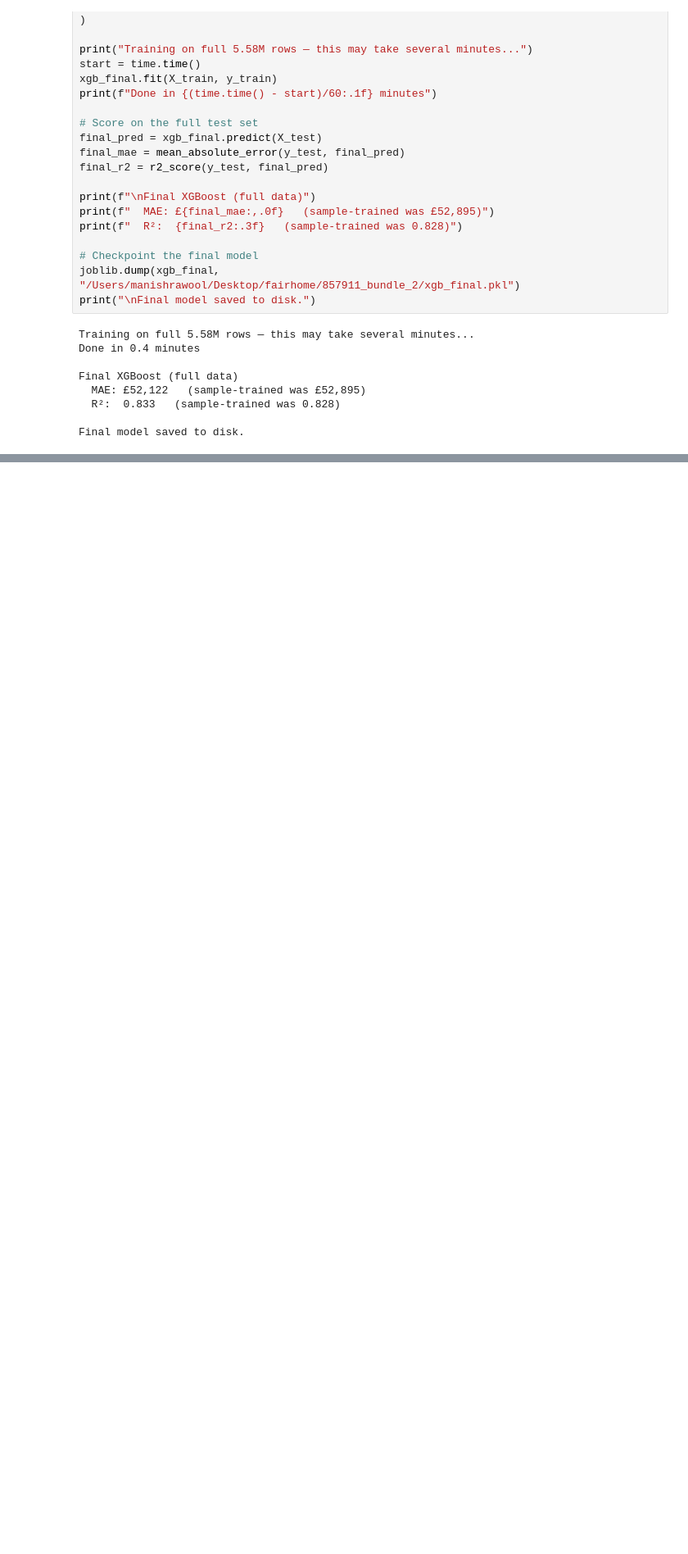
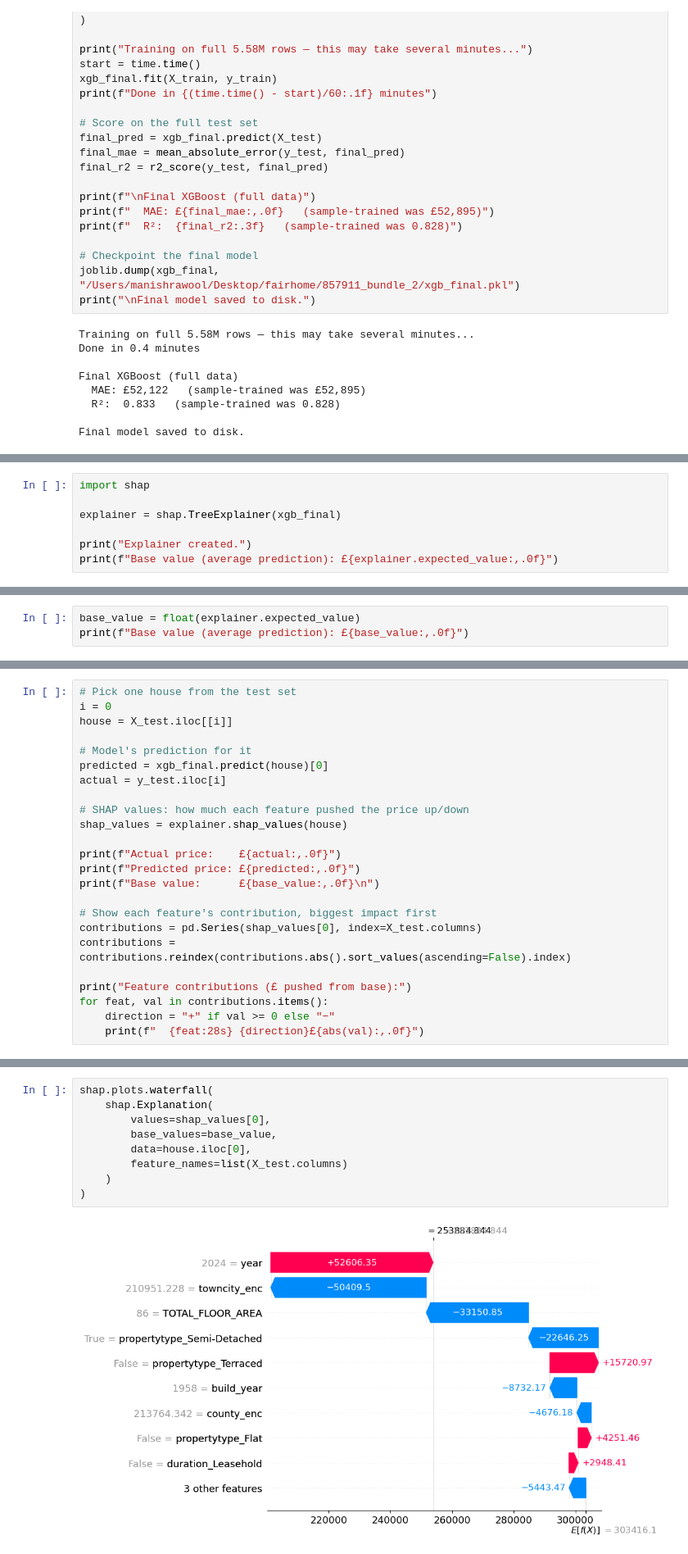
Before and after one commit to manishrawool2882-prog/Fairhome, a Jupyter notebook: Fairhome_Data_cleaning.ipynb, the cells around one changed output, grey strips where cells are left out. Shown at 82% size. Cells and saved outputs as stored; diff of their text form; blank space fills up the shorter version.

Commit message:
Add feature engineering, model comparison, SHAP explanations, affordability stress-test

```diff
--- a/Fairhome_Data_cleaning.ipynb
+++ b/Fairhome_Data_cleaning.ipynb
@@ -898,0 +923,7 @@ Final model saved to disk.
+# %%
+import shap
+
+explainer = shap.TreeExplainer(xgb_final)
+
+print("Explainer created.")
+print(f"Base value (average prediction): £{explainer.expected_value:,.0f}")
@@ -898,0 +934,3 @@ Final model saved to disk.
+# %%
+base_value = float(explainer.expected_value)
+print(f"Base value (average prediction): £{base_value:,.0f}")
@@ -898,0 +939,24 @@ Final model saved to disk.
+# %%
+# Pick one house from the test set
+i = 0
+house = X_test.iloc[[i]]
+
+# Model's prediction for it
+predicted = xgb_final.predict(house)[0]
+actual = y_test.iloc[i]
+
+# SHAP values: how much each feature pushed the price up/down
+shap_values = explainer.shap_values(house)
+
+print(f"Actual price:    £{actual:,.0f}")
+print(f"Predicted price: £{predicted:,.0f}")
+print(f"Base value:      £{base_value:,.0f}\n")
+
+# Show each feature's contribution, biggest impact first
+contributions = pd.Series(shap_values[0], index=X_test.columns)
+contributions = contributions.reindex(contributions.abs().sort_values(ascending=False).index)
+
+print("Feature contributions (£ pushed from base):")
+for feat, val in contributions.items():
+    direction = "+" if val >= 0 else "−"
+    print(f"  {feat:28s} {direction}£{abs(val):,.0f}")
@@ -898,0 +981,11 @@ Final model saved to disk.
+# %%
+shap.plots.waterfall(
+    shap.Explanation(
+        values=shap_values[0],
+        base_values=base_value,
+        data=house.iloc[0],
+        feature_names=list(X_test.columns)
+    )
+)
+# %% [output]
+[figure, added]
```
Also changed, not shown: parts of 12 cells of this notebook.
